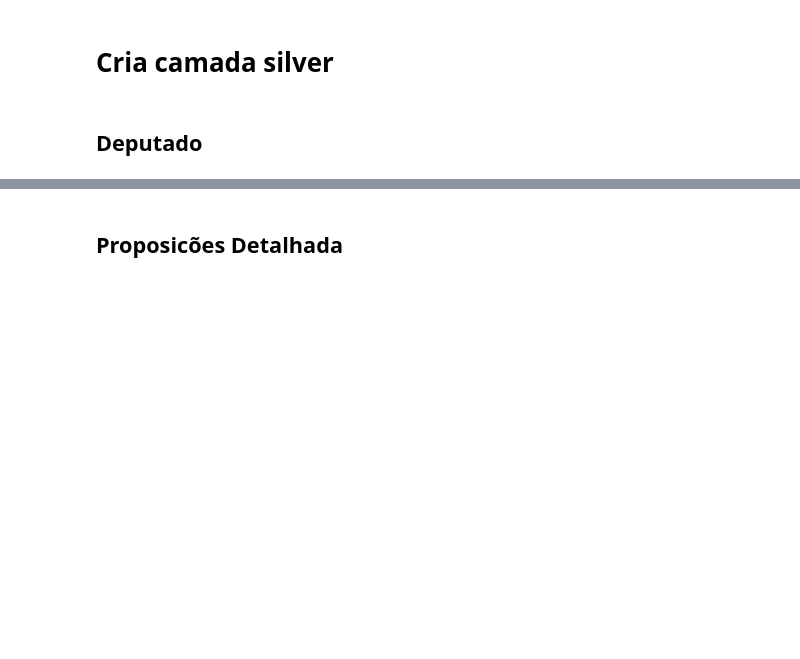
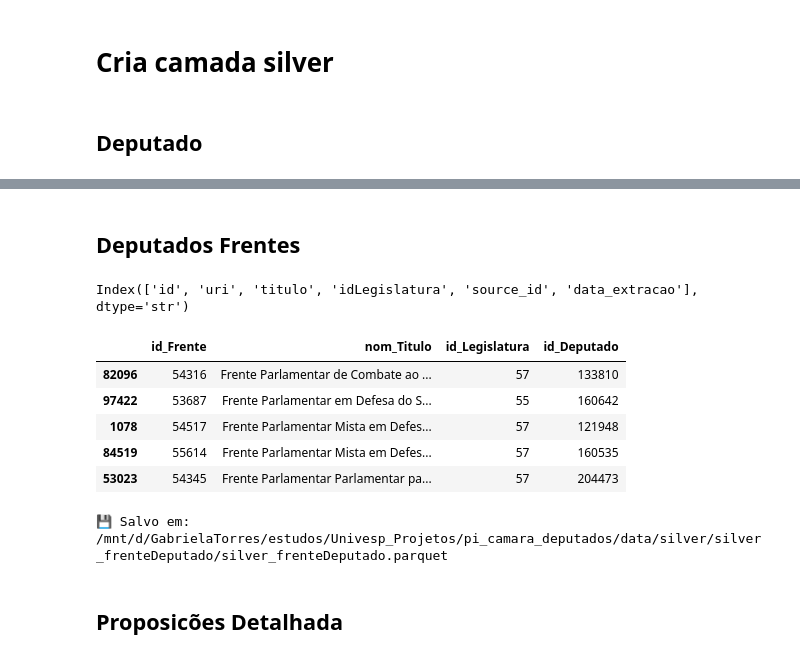
Before and after one commit to gabistorres85/pi_camara_deputados, a Jupyter notebook: notebooks/transforme_notebook.ipynb, the cells around one changed output, grey strips where cells are left out. Saved outputs shown, nothing was run; the diff lists cells and outputs as text; code cells hidden in the pictures; blank space fills up the shorter version.

```diff
--- a/notebooks/transforme_notebook.ipynb
+++ b/notebooks/transforme_notebook.ipynb
@@ -113,3 +112,35 @@ salva.save_parquet(df_s_deputado, 'silver_deputado', 'silver')
+# %% [markdown]
+## Deputados Frentes
+# %%
+df_deputadoFrentes = dfs_bronze['deputados_frentes']
+# %%
+print(df_deputadoFrentes.columns)
+# %% [output]
+Index(['id', 'uri', 'titulo', 'idLegislatura', 'source_id', 'data_extracao'], dtype='str')
+# %%
+mapeamento_frentes = {
+    'id': ('id_Frente', 'int'),
+    #'uri': ('des_Uri', 'str'),
+    'titulo': ('nom_Titulo', 'str'),
+    'idLegislatura': ('id_Legislatura', 'int'),
+    'source_id': ('id_Deputado', 'int'),
+    #'data_extracao': ('dat_DataExtracao', 'datetime')
+}
+
+df_s_frenteDeputado = transforma.rename_and_cast(df_deputadoFrentes,mapeamento_frentes)
+# %%
+df_s_frenteDeputado.sample(5)
+# %% [output]
+|  | id_Frente | nom_Titulo | id_Legislatura | id_Deputado |
+| 82096 | 54316 | Frente Parlamentar de Combate ao ... | 57 | 133810 |
+| 97422 | 53687 | Frente Parlamentar em Defesa do S... | 55 | 160642 |
+| 1078 | 54517 | Frente Parlamentar Mista em Defes... | 57 | 121948 |
+| 84519 | 55614 | Frente Parlamentar Mista em Defes... | 57 | 160535 |
+| 53023 | 54345 | Frente Parlamentar Parlamentar pa... | 57 | 204473 |
+# %%
+salva.save_parquet(df_s_frenteDeputado,'silver_frenteDeputado', 'silver')
+# %% [output]
+💾 Salvo em: /mnt/d/GabrielaTorres/estudos/Univesp_Projetos/pi_camara_deputados/data/silver/silver_frenteDeputado/silver_frenteDeputado.parquet
 # %% [markdown]
 ## Proposicões Detalhada
 # %%
```
Also changed, not shown: parts of 29 cells of this notebook, 3 other files.
